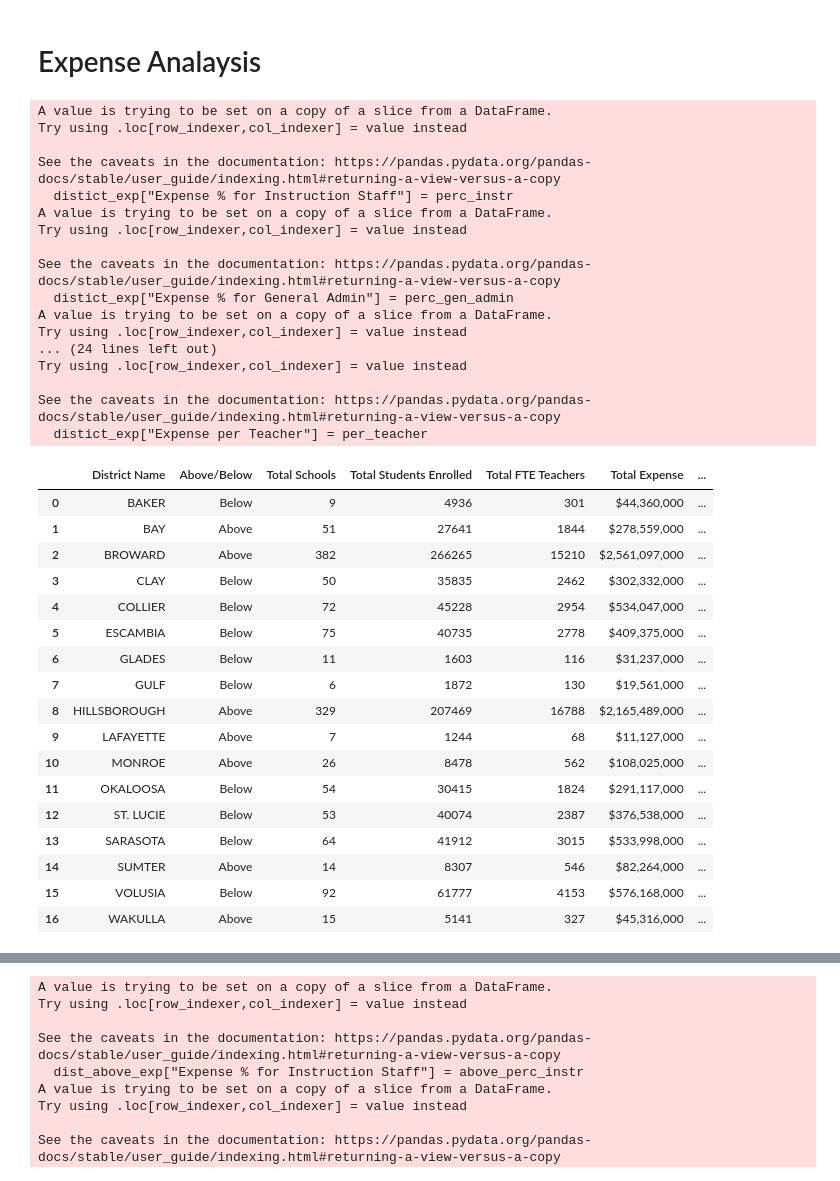
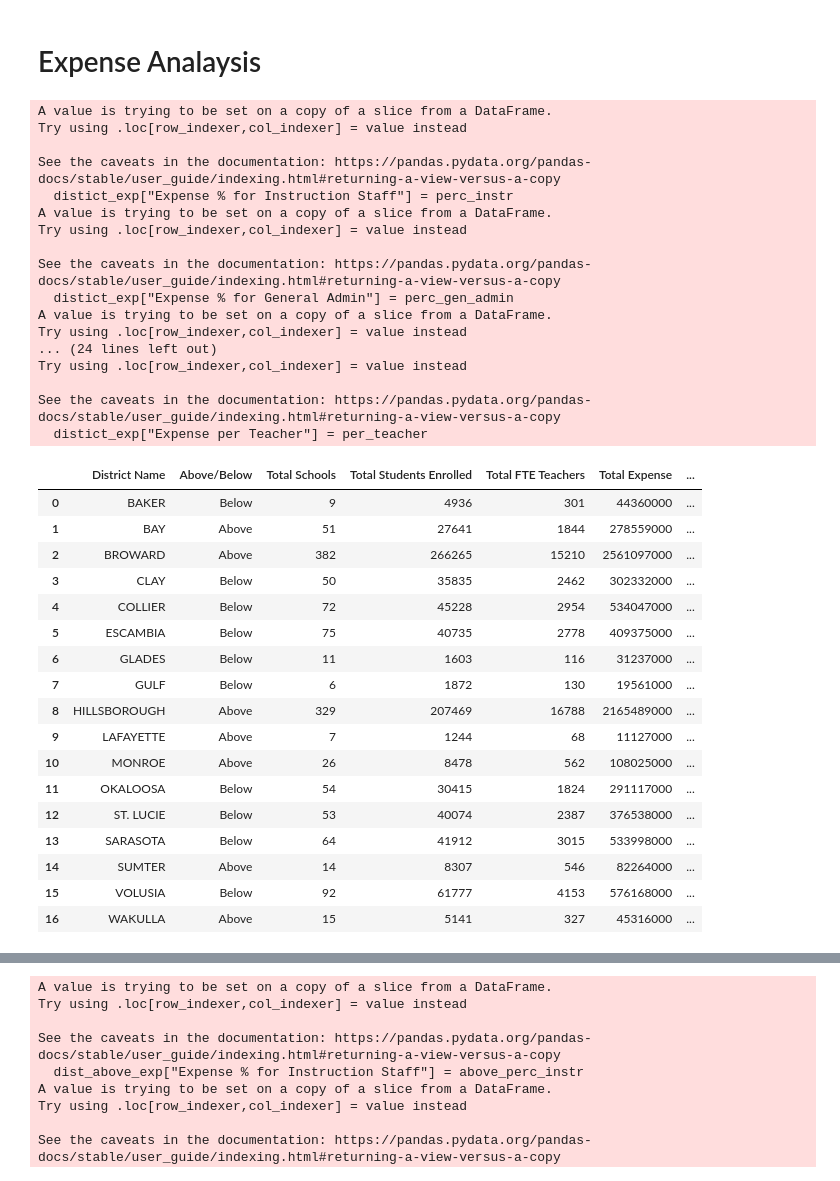
Before and after one commit to jjwilliams11/project1, a Jupyter notebook: Education_Dropout/FL_Education_Dropout_JJ.ipynb, the cells around one changed output, grey strips where cells are left out. Drawn from its saved outputs; the diff is of its cells as text; code cells hidden in the pictures.

```diff
--- a/Education_Dropout/FL_Education_Dropout_JJ.ipynb
+++ b/Education_Dropout/FL_Education_Dropout_JJ.ipynb
@@ -737,54 +793,54 @@ distict_exp["Expense % for General Admin"] = perc_gen_admin
 distict_exp["Expense % for School Admin"] = perc_sch_admin
 distict_exp["Expense % for Operations"] = perc_oper
 distict_exp["Expense % for Transportation"] = perc_trans
 distict_exp["Expense per School"] = per_school
 distict_exp["Expense per Student"] = per_student
 distict_exp["Expense per Teacher"] = per_teacher
 
 
 # Format columns
-distict_exp = distict_exp.style.format({"Total Expense": "${:,.0f}" , "Total Expense for Instruction Staff":"${:,.0f}",
-                                                            "Total Expense for General Admin":"${:,.0f}", "Total Expense for School Admin":"${:,.0f}",
-                                                            "Total Expense for Operations":"${:,.0f}", "Total Expense for Student Transportation":"${:,.0f}",
-                                                            "Expense % for Instruction Staff":"{:.2%}", "Expense % for General Admin":"{:.2%}",
-                                                            "Expense % for School Admin":"{:.2%}", "Expense % for Operations":"{:.2%}",
-                                                            "Expense % for Transportation":"{:.2%}" ,"Expense per School":"${:,.0f}",
-                                                            "Expense per Student":"${:,.0f}", "Expense per Teacher":"${:,.0f}"})
+# distict_exp = distict_exp.style.format({"Total Expense": "${:,.0f}" , "Total Expense for Instruction Staff":"${:,.0f}",
+#                                                             "Total Expense for General Admin":"${:,.0f}", "Total Expense for School Admin":"${:,.0f}",
+#                                                             "Total Expense for Operations":"${:,.0f}", "Total Expense for Student Transportation":"${:,.0f}",
+#                                                             "Expense % for Instruction Staff":"{:.2%}", "Expense % for General Admin":"{:.2%}",
+#                                                             "Expense % for School Admin":"{:.2%}", "Expense % for Operations":"{:.2%}",
+#                                                             "Expense % for Transportation":"{:.2%}" ,"Expense per School":"${:,.0f}",
+#                                                             "Expense per Student":"${:,.0f}", "Expense per Teacher":"${:,.0f}"})
 
 distict_exp
 # %% [output]
 A value is trying to be set on a copy of a slice from a DataFrame.
 Try using .loc[row_indexer,col_indexer] = value instead
 
 See the caveats in the documentation: https://pandas.pydata.org/pandas-docs/stable/user_guide/indexing.html#returning-a-view-versus-a-copy
   distict_exp["Expense % for Instruction Staff"] = perc_instr
 A value is trying to be set on a copy of a slice from a DataFrame.
 Try using .loc[row_indexer,col_indexer] = value instead
 
 See the caveats in the documentation: https://pandas.pydata.org/pandas-docs/stable/user_guide/indexing.html#returning-a-view-versus-a-copy
   distict_exp["Expense % for General Admin"] = perc_gen_admin
 A value is trying to be set on a copy of a slice from a DataFrame.
 Try using .loc[row_indexer,col_indexer] = value instead
 ... (24 lines left out)
 Try using .loc[row_indexer,col_indexer] = value instead
 
 See the caveats in the documentation: https://pandas.pydata.org/pandas-docs/stable/user_guide/indexing.html#returning-a-view-versus-a-copy
   distict_exp["Expense per Teacher"] = per_teacher
 |  | District Name | Above/Below | Total Schools | Total Students Enrolled | Total FTE Teachers | Total Expense | ... |
-| 0 | BAKER | Below | 9 | 4936 | 301 | $44,360,000 | ... |
-| 1 | BAY | Above | 51 | 27641 | 1844 | $278,559,000 | ... |
-| 2 | BROWARD | Above | 382 | 266265 | 15210 | $2,561,097,000 | ... |
-| 3 | CLAY | Below | 50 | 35835 | 2462 | $302,332,000 | ... |
-| 4 | COLLIER | Below | 72 | 45228 | 2954 | $534,047,000 | ... |
-| 5 | ESCAMBIA | Below | 75 | 40735 | 2778 | $409,375,000 | ... |
-| 6 | GLADES | Below | 11 | 1603 | 116 | $31,237,000 | ... |
-| 7 | GULF | Below | 6 | 1872 | 130 | $19,561,000 | ... |
-| 8 | HILLSBOROUGH | Above | 329 | 207469 | 16788 | $2,165,489,000 | ... |
-| 9 | LAFAYETTE | Above | 7 | 1244 | 68 | $11,127,000 | ... |
-| 10 | MONROE | Above | 26 | 8478 | 562 | $108,025,000 | ... |
-| 11 | OKALOOSA | Below | 54 | 30415 | 1824 | $291,117,000 | ... |
-| 12 | ST. LUCIE | Below | 53 | 40074 | 2387 | $376,538,000 | ... |
-| 13 | SARASOTA | Below | 64 | 41912 | 3015 | $533,998,000 | ... |
-| 14 | SUMTER | Above | 14 | 8307 | 546 | $82,264,000 | ... |
-| 15 | VOLUSIA | Below | 92 | 61777 | 4153 | $576,168,000 | ... |
-| 16 | WAKULLA | Above | 15 | 5141 | 327 | $45,316,000 | ... |
+| 0 | BAKER | Below | 9 | 4936 | 301 | 44360000 | ... |
+| 1 | BAY | Above | 51 | 27641 | 1844 | 278559000 | ... |
+| 2 | BROWARD | Above | 382 | 266265 | 15210 | 2561097000 | ... |
+| 3 | CLAY | Below | 50 | 35835 | 2462 | 302332000 | ... |
+| 4 | COLLIER | Below | 72 | 45228 | 2954 | 534047000 | ... |
+| 5 | ESCAMBIA | Below | 75 | 40735 | 2778 | 409375000 | ... |
+| 6 | GLADES | Below | 11 | 1603 | 116 | 31237000 | ... |
+| 7 | GULF | Below | 6 | 1872 | 130 | 19561000 | ... |
+| 8 | HILLSBOROUGH | Above | 329 | 207469 | 16788 | 2165489000 | ... |
+| 9 | LAFAYETTE | Above | 7 | 1244 | 68 | 11127000 | ... |
+| 10 | MONROE | Above | 26 | 8478 | 562 | 108025000 | ... |
+| 11 | OKALOOSA | Below | 54 | 30415 | 1824 | 291117000 | ... |
+| 12 | ST. LUCIE | Below | 53 | 40074 | 2387 | 376538000 | ... |
+| 13 | SARASOTA | Below | 64 | 41912 | 3015 | 533998000 | ... |
+| 14 | SUMTER | Above | 14 | 8307 | 546 | 82264000 | ... |
+| 15 | VOLUSIA | Below | 92 | 61777 | 4153 | 576168000 | ... |
+| 16 | WAKULLA | Above | 15 | 5141 | 327 | 45316000 | ... |
```
Also changed, not shown: parts of 25 cells of this notebook.
